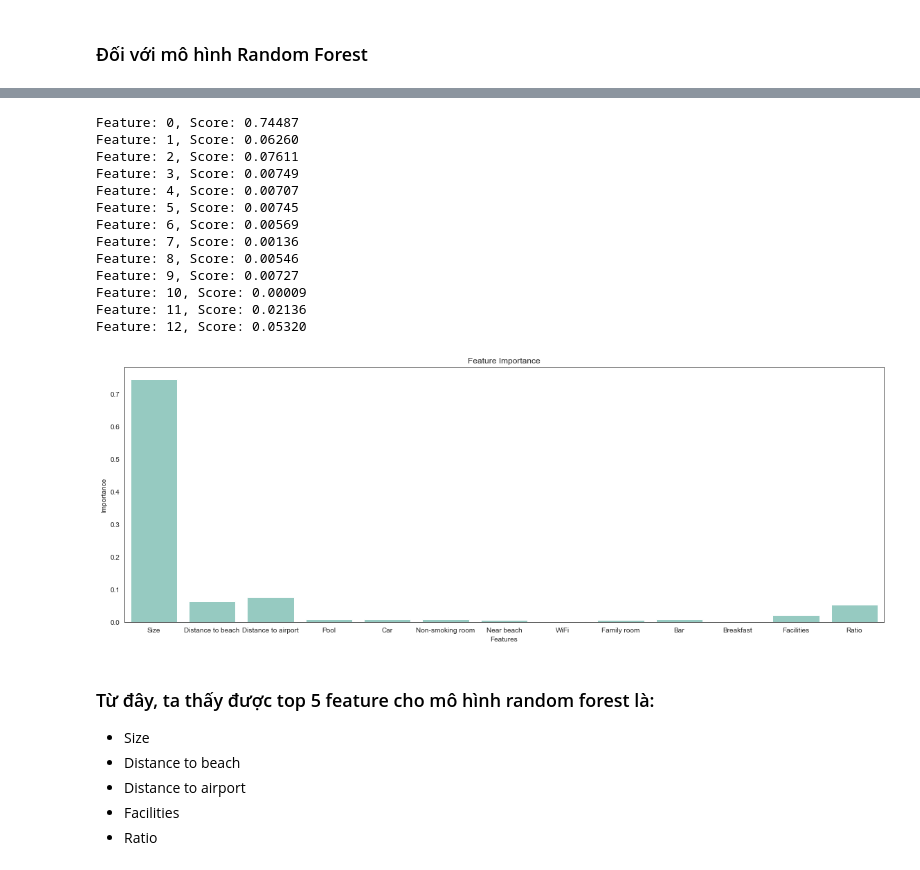
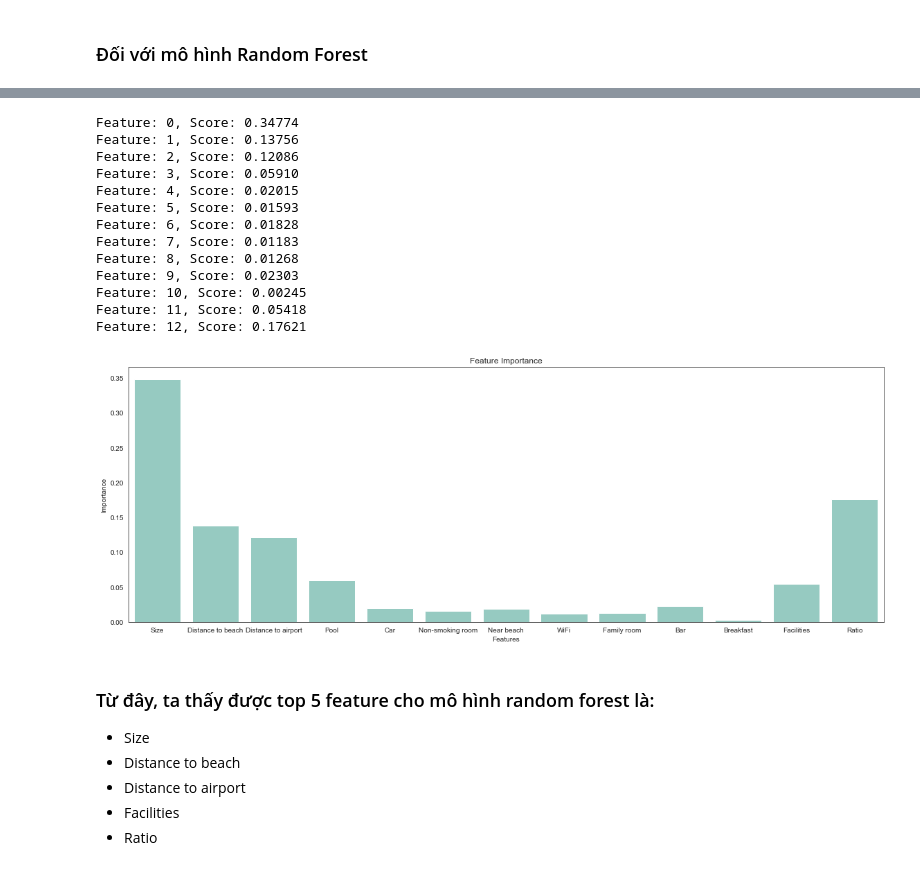
Before and after one commit to QuangSangNguyen/KHDL_DuDoanGiaKhachSan, a Jupyter notebook: modeling.ipynb, the cells around one changed output, grey strips where cells are left out. Saved outputs shown, nothing was run; the diff lists cells and outputs as text; code cells hidden in the pictures.

Commit message:
classifier

```diff
--- a/modeling.ipynb
+++ b/modeling.ipynb
@@ -46,3 +49,5 @@ Data columns (total 12 columns):
  11  Breakfast            1011 non-null   int64
 dtypes: float64(2), int64(10)
 memory usage: 94.9 KB
+# %%
+data["Type"] = data["Price"].apply(lambda x: 0 if x<1000 else (1 if x < 5000 else 2))
@@ -49,11 +59,14 @@ memory usage: 94.9 KB
 # %% [markdown]
 ## Phân chia train set và val set
 # %%
-X = data.drop(["Price"] , axis=1)
-y = data["Price"]
+X = data.drop(["Type"] , axis=1)
+y = data["Type"]
 X_train, X_val, y_train, y_val = train_test_split(X, y, test_size=0.3, random_state=0)
 X_train = X_train.reset_index(drop=True)
 X_val = X_val.reset_index(drop=True)
+p_val = X_val["Price"]
+X_train = X_train.drop(["Price"], axis = 1)
+X_val = X_val.drop(["Price"], axis = 1)
 # %% [markdown]
 ### Hàm này dùng để đánh giá mô hình
 # %% [markdown]
@@ -189,37 +235,37 @@ dataplot = sns.heatmap(tmp_data.corr(), annot = True, cmap= "Blues")
 # %%
-model = RandomForestRegressor()
+model = RandomForestClassifier()
 model.fit(X_train, y_train)
 
 importance = model.feature_importances_
 # summarize feature importance
 for i,v in enumerate(importance):
 	print('Feature: %0d, Score: %.5f' % (i,v))
 
 plt.figure(figsize=(16, 6))
-sns.barplot(x=list(tmp_data.columns)[1:], y=importance)
+sns.barplot(x=list(X_train.columns), y=importance)
 
 
 plt.xlabel("Features")
 plt.ylabel("Importance")
 plt.title("Feature Importance")
 
 plt.tight_layout()
 plt.show()
 # %% [output]
-Feature: 0, Score: 0.74487
-Feature: 1, Score: 0.06260
-Feature: 2, Score: 0.07611
-Feature: 3, Score: 0.00749
-Feature: 4, Score: 0.00707
-Feature: 5, Score: 0.00745
-Feature: 6, Score: 0.00569
-Feature: 7, Score: 0.00136
-Feature: 8, Score: 0.00546
-Feature: 9, Score: 0.00727
-Feature: 10, Score: 0.00009
-Feature: 11, Score: 0.02136
-Feature: 12, Score: 0.05320
+Feature: 0, Score: 0.34774
+Feature: 1, Score: 0.13756
+Feature: 2, Score: 0.12086
+Feature: 3, Score: 0.05910
+Feature: 4, Score: 0.02015
+Feature: 5, Score: 0.01593
+Feature: 6, Score: 0.01828
+Feature: 7, Score: 0.01183
+Feature: 8, Score: 0.01268
+Feature: 9, Score: 0.02303
+Feature: 10, Score: 0.00245
+Feature: 11, Score: 0.05418
+Feature: 12, Score: 0.17621
-[figure, old version]
+[figure, new version]
 # %% [markdown]
 ### Từ đây, ta thấy được top 5 feature cho mô hình random forest là:
  - Size
```
Also changed, not shown: parts of 19 cells of this notebook.
